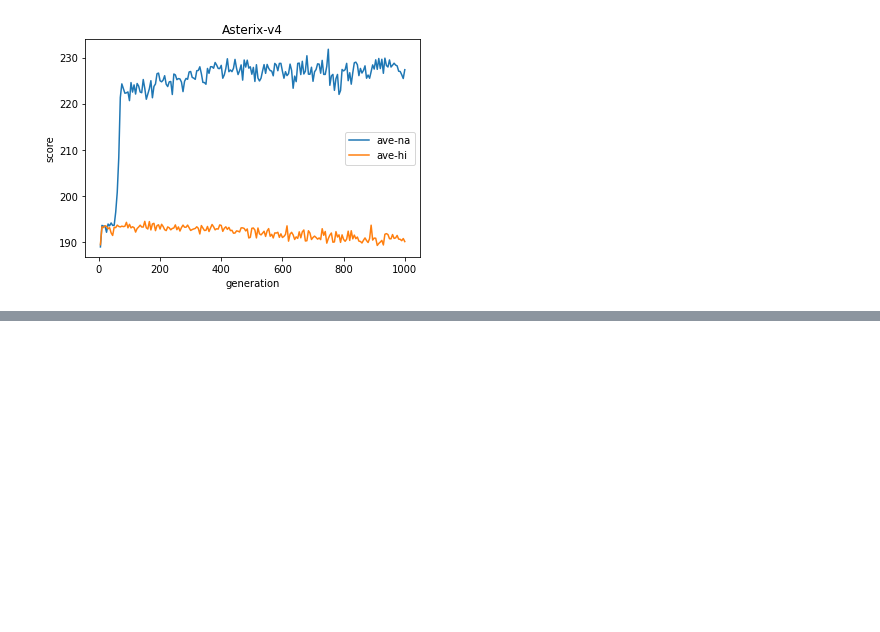
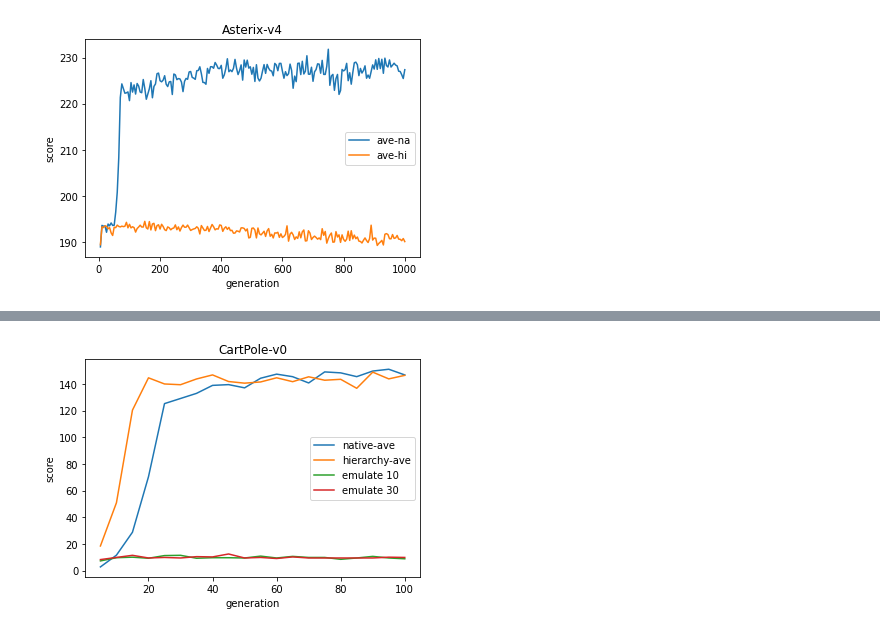
Before and after one commit to oyako-li/TPG, a Jupyter notebook: src/sample.ipynb, the cells around one changed output, grey strips where cells are left out. Saved outputs shown, nothing was run; the diff lists cells and outputs as text; code cells hidden in the pictures; blank space fills up the shorter version.

```diff
--- a/src/sample.ipynb
+++ b/src/sample.ipynb
@@ -385,0 +502,31 @@ Error:
+# %%
+title = "CartPole-v0"
+renge = 100
+
+mi1_na, ma1_na, av1_na = load(f'{title}/2022-07-19_09-29-25', renge, 5)
+mi2_na, ma2_na, av2_na = load(f'{title}/2022-06-24_14-47-03', renge, 5)
+ge = np.linspace(5, renge, mi1_na.size)
+
+# plt.plot(ge, mi1_na, label='mim')
+plt.plot(ge, av1_na, label='native-ave')
+plt.plot(ge, av2_na, label='hierarchy-ave')
+# plt.plot(ge, mi1_na, label='emulate 1')
+plt.plot(ge, mi1_em, label='emulate 10')
+plt.plot(ge, mi3_em, label='emulate 30')
+# plt.plot(ge, ma1_na, label='emulate 10')
+# plt.plot(ge, ma2_na, label='emulate 10')
+
+
+# plt.plot(ge, av1_na, label='ave')
+# plt.plot(ge, mi2_na, label='native-multi-min')
+# plt.plot(ge, av2_na, label='native-multi-ave')
+
+plt.xlabel('generation')
+plt.ylabel('score')
+
+plt.title(title)
+plt.legend()
+
+plt.show()
+# %% [output]
+[figure, added]
```
Also changed, not shown: parts of 17 cells of this notebook, 12 other files.
